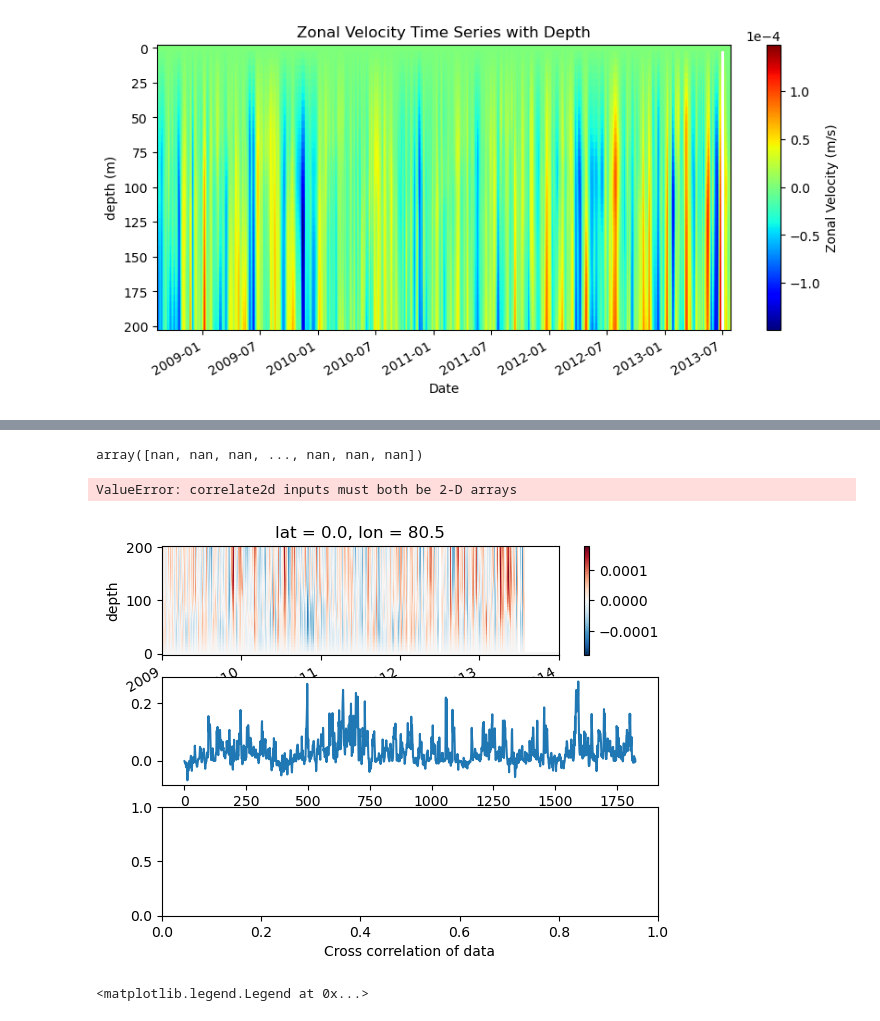
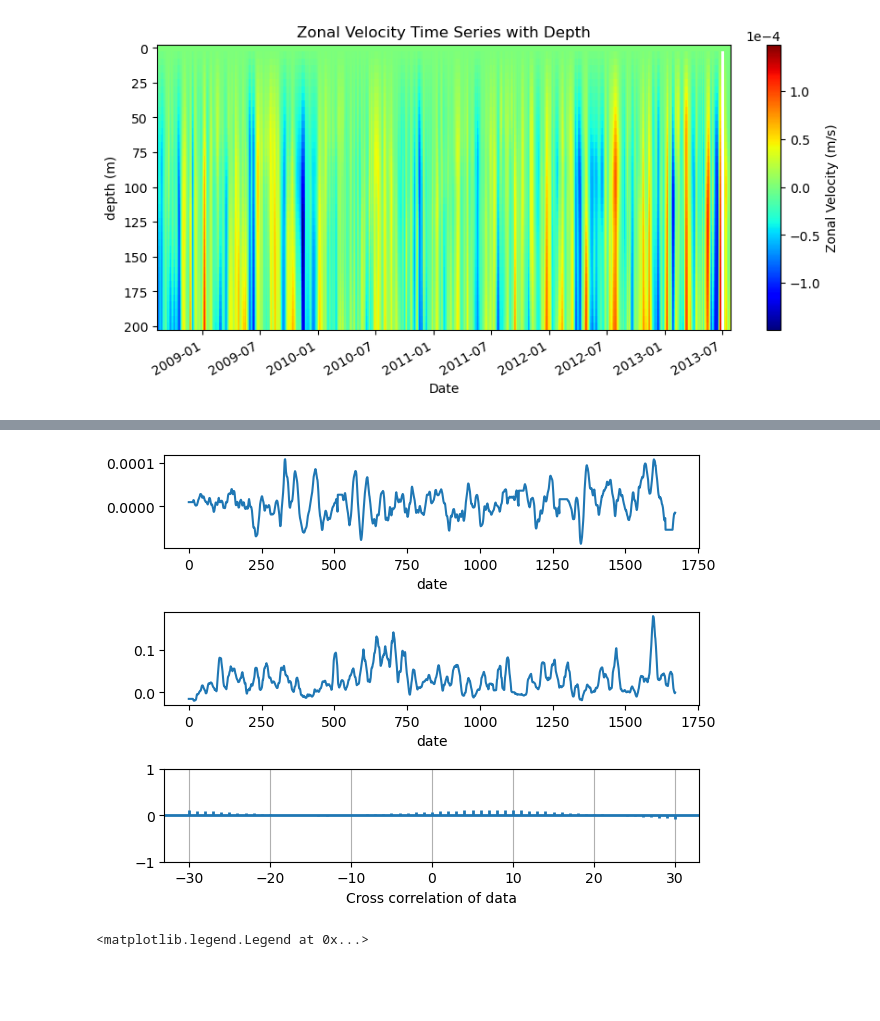
Before and after one commit to aydenvdb/Vertical-Velocities, a Jupyter notebook: Work.ipynb, the cells around one changed output, grey strips where cells are left out. Saved outputs shown, nothing was run; the diff lists cells and outputs as text; code cells hidden in the pictures; blank space fills up the shorter version.

```diff
--- a/Work.ipynb
+++ b/Work.ipynb
@@ -375,7 +376,7 @@ t = func['time']
 from scipy.integrate import trapz
 w_1 = integrate.cumtrapz(func, z, initial=0)
 plt.figure(figsize = (10,4))
-w_1 = xr.DataArray(w_1, coords=func.coords, dims=func.dims, attrs=func.attrs)
+w_1 = xr.DataArray(w_1, coords=func.coords, dims=func.dims, attrs=func.attrs, )
 w_1.plot(x = 'time', y = 'depth', cmap = 'jet')
 plt.gca().invert_yaxis()
 plt.ylabel('depth (m)')
@@ -387,4 +388,5 @@ cb.set_label('Vertical Velocity (m/s)')
 cb.formatter.set_powerlimits((0, 0))
 cb.update_ticks()
 plt.xlabel('Date')
+w_1.to_netcdf('~/NOAA Work/w_1.nc')
 # %% [output]
@@ -624,0 +828,7 @@ Coordinates:
+# %%
+x = tau_x0_m - x_m
+y = w_trial - y_m
+fig, ax = plt.subplots(figsize = (10,5))
+ax.xcorr(x, y, normed = True, usevlines = True, maxlags = 30, lw =2)
+ax.grid(True)
+# This is a snapshot of cross-correlation between taux and vertical velocity at depth specified in w_trial
@@ -624,0 +837,5 @@ Coordinates:
+# %%
+fig, ax = plt.subplots(figsize = (10,5))
+for i in range(41):
+    w_t = w_1_0_m.iloc[:, i]
+    ax.xcorr(tau_x0_m, w_t, maxlags = 30)
@@ -624,0 +900,8 @@ Coordinates:
+# %%
+c = np.empty([41, 1672])
+for i in range(41):
+    w_trial = w_1_0_m.iloc[:, i]
+    x = tau_x0_m - tau_x0_m.mean()
+    y = w_trial - w_trial.mean()
+    c[i] = np.correlate(x, y, mode = 'Valid')
+c
@@ -625,6 +935,4 @@ Coordinates:
 # %%
-import statsmodels.api as sm
-corr = sm.tsa.stattools.ccf(tau_x0, w_trial, adjusted = True, fft = True)
-corr
+# import statsmodels.api as sm
+# corr = sm.tsa.stattools.ccf(tau_x0_m, w_trial, adjusted = True, fft = True)
+# corr
-# %% [output]
-array([nan, nan, nan, ..., nan, nan, nan])
@@ -631,41 +956,40 @@ array([nan, nan, nan, ..., nan, nan, nan])
 # %%
 
 # corr, _ = stats.spearmanr(w_1, tau_x0)
-total = sum(w_1_0)
-av = total / len(w_1_0)
-z = [i - av for i in w_1_0]
+total = sum(w_trial)
+av = total / len(w_trial)
+z = [i - av for i in w_trial]
 
-total1 = sum(tau_x0)
-av1 = total1 / len(tau_x0)
-z1 = [i - av1 for i in tau_x0]
+total1 = sum(tau_x0_m)
+av1 = total1 / len(tau_x0_m)
+z1 = [i - av1 for i in tau_x0_m]
 
 fig = plt.figure()
 
 # Search trend volume
 ax1 = fig.add_subplot(311)
-w_1_0.plot(x = 'time', y='depth', ax = ax1)
+w_trial.plot(x = 'time', ax = ax1)
 ax1.set_xlabel('date')
 
 # Random: "search trend volume"
 ax2 = fig.add_subplot(312)
-ax2.plot(tau_x0)
+ax2.plot(tau_x0_m)
 ax2.set_xlabel('date')
 
 # Is there a pattern in search trend for this keyword?
 ax3 = fig.add_subplot(313)
 ax3.set_xlabel('Cross correlation of data')
-# ax3.xcorr(z, z1, usevlines=True, maxlags=None, normed=True, lw=2)
-corr = signal.correlate2d(w_1_0, tau_x0, boundary='fill', mode='same')
-ax3.plot(corr)
+ax3.xcorr(z, z1, usevlines=True, maxlags=30, normed=True, lw=2)
+# corr = signal.correlate2d(w_trial, tau_x0, boundary='fill', mode='same')
+# ax3.plot(corr)
 ax3.grid(True)
 plt.ylim(-1, 1)
 
 plt.tight_layout()
 
 plt.show()
 # %% [output]
-ValueError: correlate2d inputs must both be 2-D arrays
-[figure, old version]
+[figure, new version]
 # %%
 weights = np.cos(np.deg2rad(tauxd.latitude)); weights.name = 'weights'
 taux_m = tau_x.weighted(weights).mean(dim = ['latitude', 'longitude'])
```
Also changed, not shown: parts of 45 cells of this notebook.
